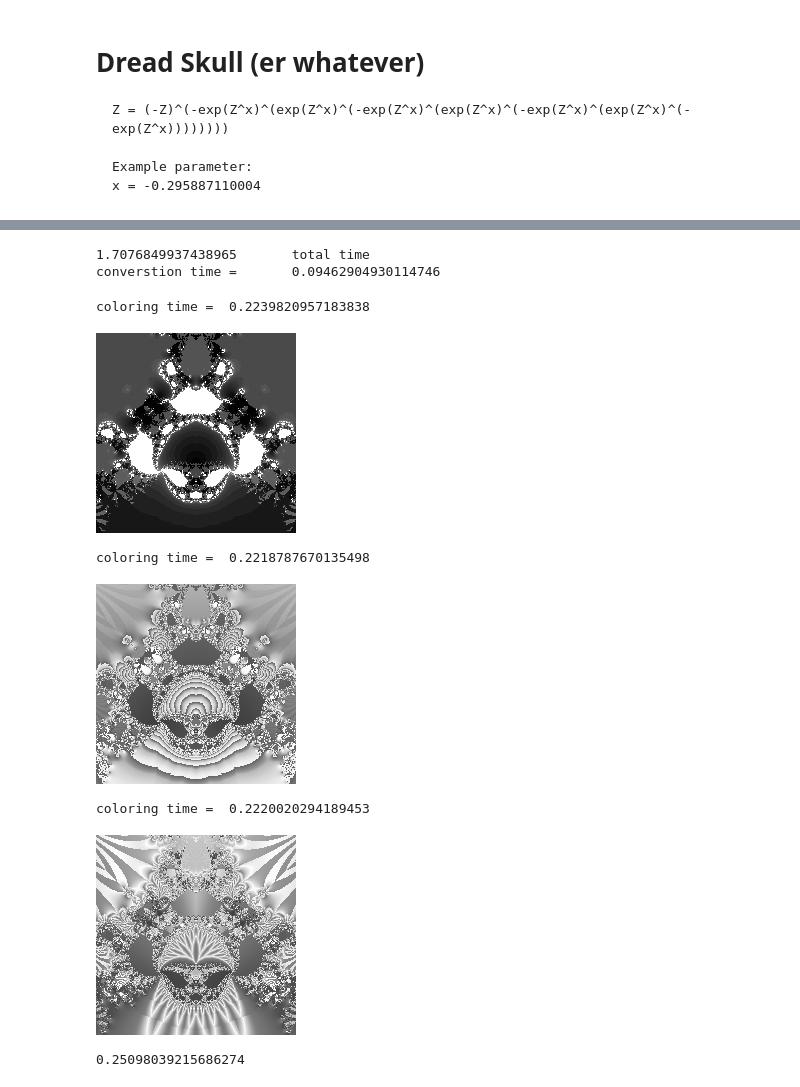
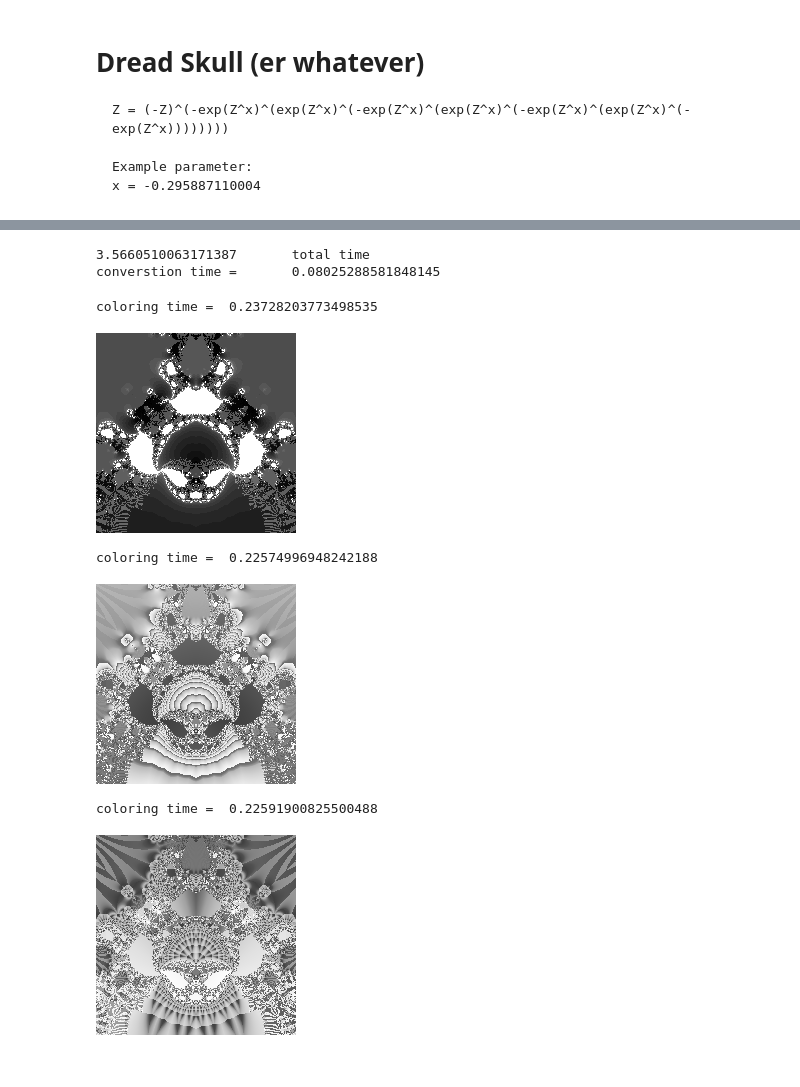
Before and after one commit to dlanier/FlyingMachineFractal, a Jupyter notebook: fig_notebooks/dread_skull.ipynb, the cells around one changed output, grey strips where cells are left out. Cells and saved outputs as stored; diff of their text form; code cells hidden in the pictures.

```diff
--- a/fig_notebooks/dread_skull.ipynb
+++ b/fig_notebooks/dread_skull.ipynb
@@ -90,12 +101,12 @@ coloring time:   7.904145956039429
 # %%
-#                                        smaller -> view individual escape time sets -- "iconic"
+#                                        smaller
 par_set = {'n_rows': 200, 'n_cols': 200}
 par_set['center_point'] = 0.75 + 0.0*1j
 par_set['theta'] = -np.pi / 2
 par_set['zoom'] = 0.4
 
-par_set['it_max'] = 64
-par_set['max_d'] = 4 / par_set['zoom']
+par_set['it_max'] = 256
+par_set['max_d'] = 12 / par_set['zoom']
 par_set['dir_path'] = os.getcwd()
 
 p = -0.295887110004
@@ -110,8 +121,8 @@ t0 = time.time()
 Zd_sm, Zr_sm, ETn_sm = ncp.etg_norm(Z0_sm, Z_sm, ET_sm)
 print('converstion time =\t', time.time() - t0)
 # %% [output]
-1.7076849937438965       total time
-converstion time =       0.09462904930114746
+3.5660510063171387       total time
+converstion time =       0.08025288581848145
 # %%
 #                  Escape Time: darker escaped sooner
 t0 = time.time()
@@ -119,8 +130,8 @@ ETd = ncp.mat_to_gray(ETn_sm)
 print('coloring time =\t',time.time() - t0)
 display(ETd)
 # %% [output]
-coloring time =  0.2239820957183838
+coloring time =  0.23728203773498535
-[figure, old version]
+[figure, new version]
 # %%
 #                  Distance at Escape Time: lighter traveled further
 t0 = time.time()
@@ -128,21 +139,17 @@ D = ncp.mat_to_gray(Zd_sm, max_v=255, min_v=64)
 print('coloring time =\t',time.time() - t0)
 display(D)
 # %% [output]
-coloring time =  0.2218787670135498
+coloring time =  0.22574996948242188
-[figure, old version]
+[figure, new version]
 # %%
 #                  Rotation at Escape Time: lighter rotated more
 t0 = time.time()
-R = ncp.mat_to_gray(Zr_sm, max_v=255, min_v=64)
+R = ncp.mat_to_gray(1-Zr_sm, max_v=255, min_v=64)
 print('coloring time =\t',time.time() - t0)
 display(R)
 # %% [output]
-coloring time =  0.2220020294189453
+coloring time =  0.22591900825500488
-[figure, old version]
+[figure, new version]
-# %%
-64/255
-# %% [output]
-0.25098039215686274
 # %%
 H = ncp.range_norm(Zr_sm - Zd_sm, lo=0.0, hi=0.5)
 S = ncp.range_norm(Zr_sm, lo=0.25, hi=1.0)
```
Also changed, not shown: parts of 8 cells of this notebook.
